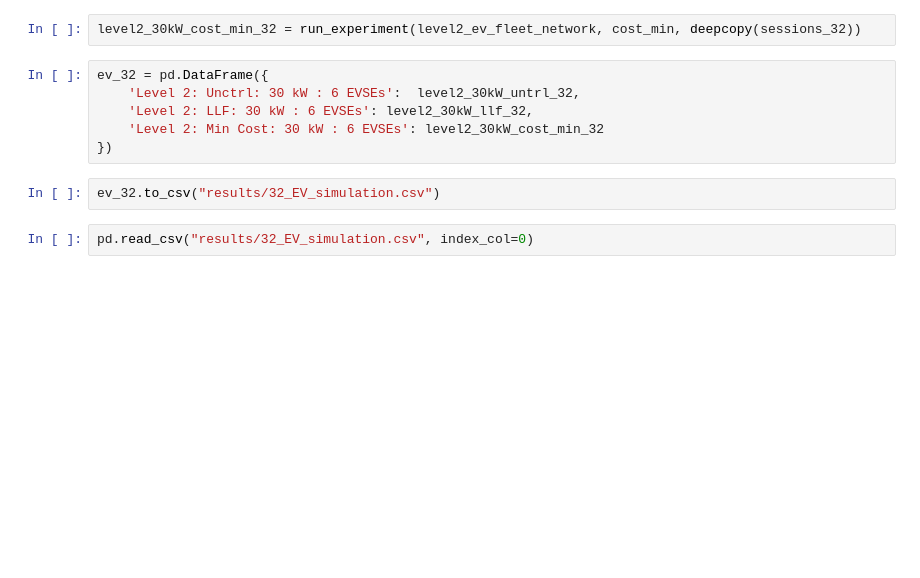
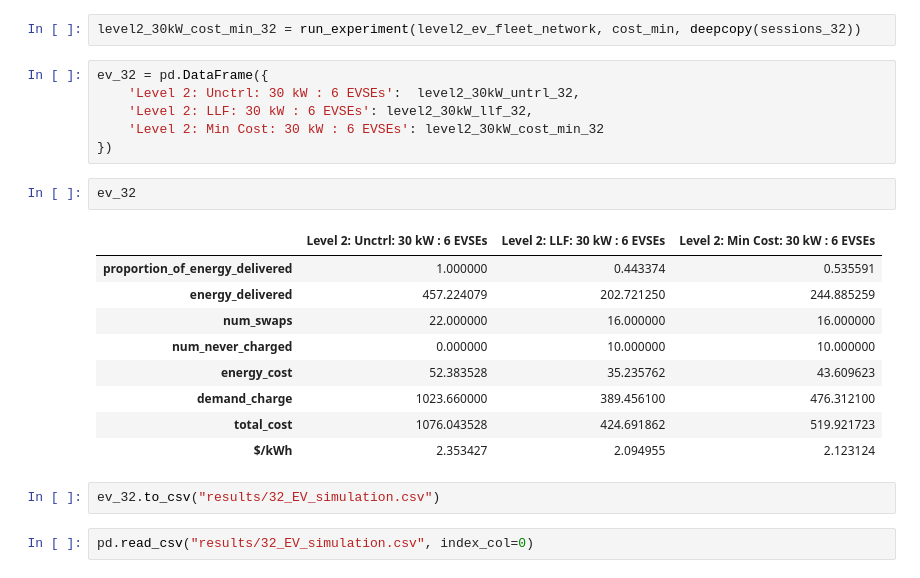
Before and after one commit to kamareee/acn-ev-simulation, a Jupyter notebook: Simulation_6_EV_charger.ipynb, the cells around one changed output. Drawn from its saved outputs; the diff is of its cells as text; blank space fills up the shorter version.

```diff
--- a/Simulation_6_EV_charger.ipynb
+++ b/Simulation_6_EV_charger.ipynb
@@ -202,6 +202,18 @@ ev_32 = pd.DataFrame({
     'Level 2: LLF: 30 kW : 6 EVSEs': level2_30kW_llf_32,
     'Level 2: Min Cost: 30 kW : 6 EVSEs': level2_30kW_cost_min_32
 })
+# %%
+ev_32
+# %% [output]
+|  | Level 2: Unctrl: 30 kW : 6 EVSEs | Level 2: LLF: 30 kW : 6 EVSEs | Level 2: Min Cost: 30 kW : 6 EVSEs |
+| proportion_of_energy_delivered | 1.000000 | 0.443374 | 0.535591 |
+| energy_delivered | 457.224079 | 202.721250 | 244.885259 |
+| num_swaps | 22.000000 | 16.000000 | 16.000000 |
+| num_never_charged | 0.000000 | 10.000000 | 10.000000 |
+| energy_cost | 52.383528 | 35.235762 | 43.609623 |
+| demand_charge | 1023.660000 | 389.456100 | 476.312100 |
+| total_cost | 1076.043528 | 424.691862 | 519.921723 |
+| $/kWh | 2.353427 | 2.094955 | 2.123124 |
 # %%
 ev_32.to_csv("results/32_EV_simulation.csv")
 # %%
```
Also changed, not shown: parts of 9 cells of this notebook, 5 other files.
